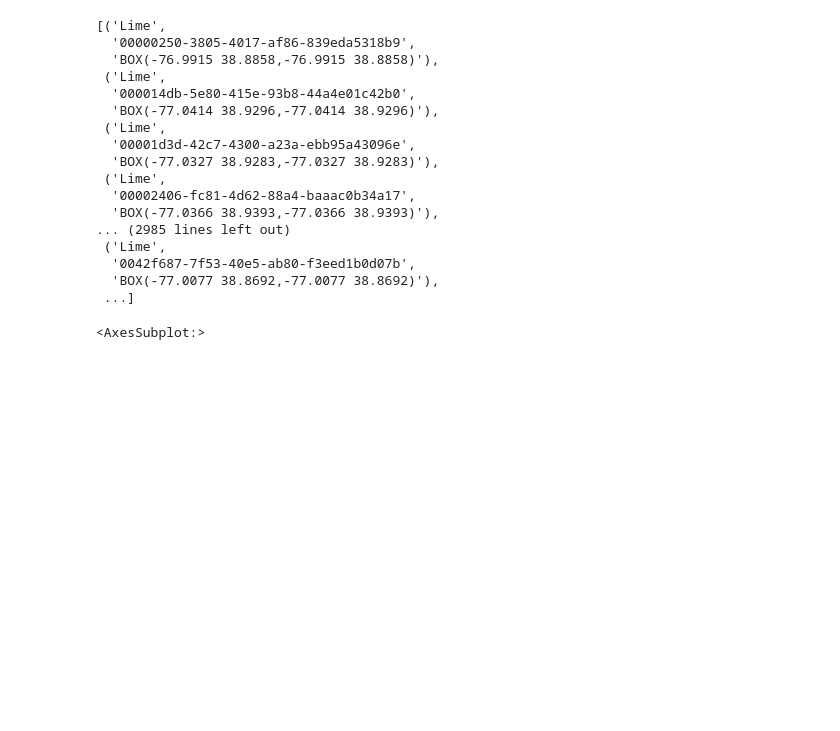
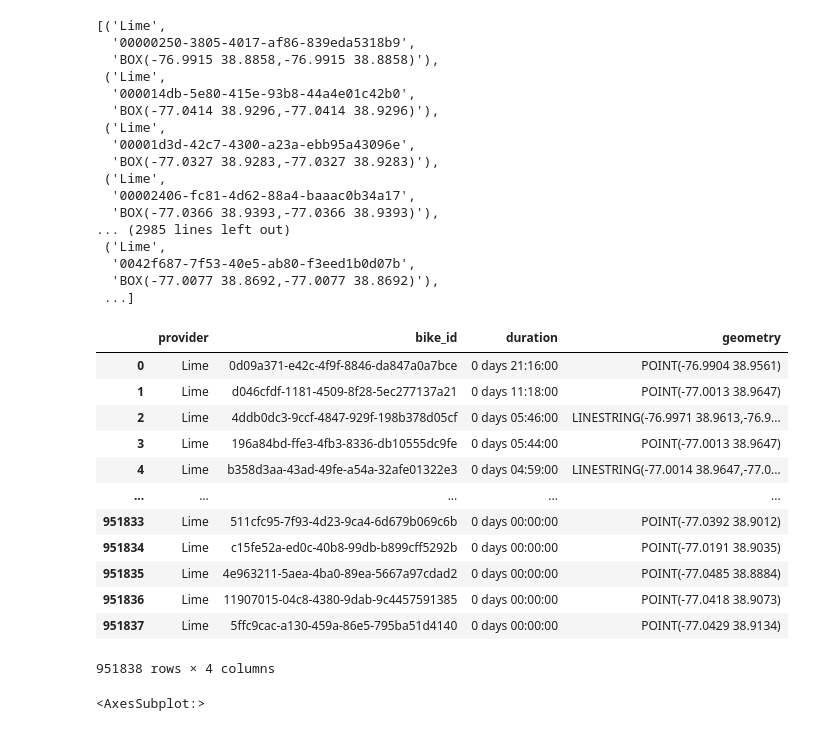
Before and after one commit to CPLN-680-Spring-2022/ericson_elisabeth_micromobility, a Jupyter notebook: notebooks/06-exploratory-by-provider.ipynb, the cells around one changed output. Drawn from its saved outputs; the diff is of its cells as text; code cells hidden in the pictures; blank space fills up the shorter version.

```diff
--- a/notebooks/06-exploratory-by-provider.ipynb
+++ b/notebooks/06-exploratory-by-provider.ipynb
@@ -672,6 +669,22 @@ with psycopg.connect("dbname=capstone-local user=eli") as conn:
         envelopes_lime = cur.fetchall()
 # %%
 envelopes_lime_df = pd.DataFrame(envelopes_lime, columns=['provider', 'bike_id', 'duration', 'geometry'])
+# %%
+envelopes_lime_df
+# %% [output]
+|  | provider | bike_id | duration | geometry |
+| 0 | Lime | 0d09a371-e42c-4f9f-8846-da847a0a7bce | 0 days 21:16:00 | POINT(-76.9904 38.9561) |
+| 1 | Lime | d046cfdf-1181-4509-8f28-5ec277137a21 | 0 days 11:18:00 | POINT(-77.0013 38.9647) |
+| 2 | Lime | 4ddb0dc3-9ccf-4847-929f-198b378d05cf | 0 days 05:46:00 | LINESTRING(-76.9971 38.9613,-76.9... |
+| 3 | Lime | 196a84bd-ffe3-4fb3-8336-db10555dc9fe | 0 days 05:44:00 | POINT(-77.0013 38.9647) |
+| 4 | Lime | b358d3aa-43ad-49fe-a54a-32afe01322e3 | 0 days 04:59:00 | LINESTRING(-77.0014 38.9647,-77.0... |
+| ... | ... | ... | ... | ... |
+| 951833 | Lime | 511cfc95-7f93-4d23-9ca4-6d679b069c6b | 0 days 00:00:00 | POINT(-77.0392 38.9012) |
+| 951834 | Lime | c15fe52a-ed0c-40b8-99db-b899cff5292b | 0 days 00:00:00 | POINT(-77.0191 38.9035) |
+| 951835 | Lime | 4e963211-5aea-4ba0-89ea-5667a97cdad2 | 0 days 00:00:00 | POINT(-77.0485 38.8884) |
+| 951836 | Lime | 11907015-04c8-4380-9dab-9c4457591385 | 0 days 00:00:00 | POINT(-77.0418 38.9073) |
+| 951837 | Lime | 5ffc9cac-a130-459a-86e5-795ba51d4140 | 0 days 00:00:00 | POINT(-77.0429 38.9134) |
+951838 rows × 4 columns
 # %%
 envelopes_lime_df.plot(figsize=(16, 16))
 # %% [output]
```
Also changed, not shown: parts of 7 cells of this notebook, 2 other files.
